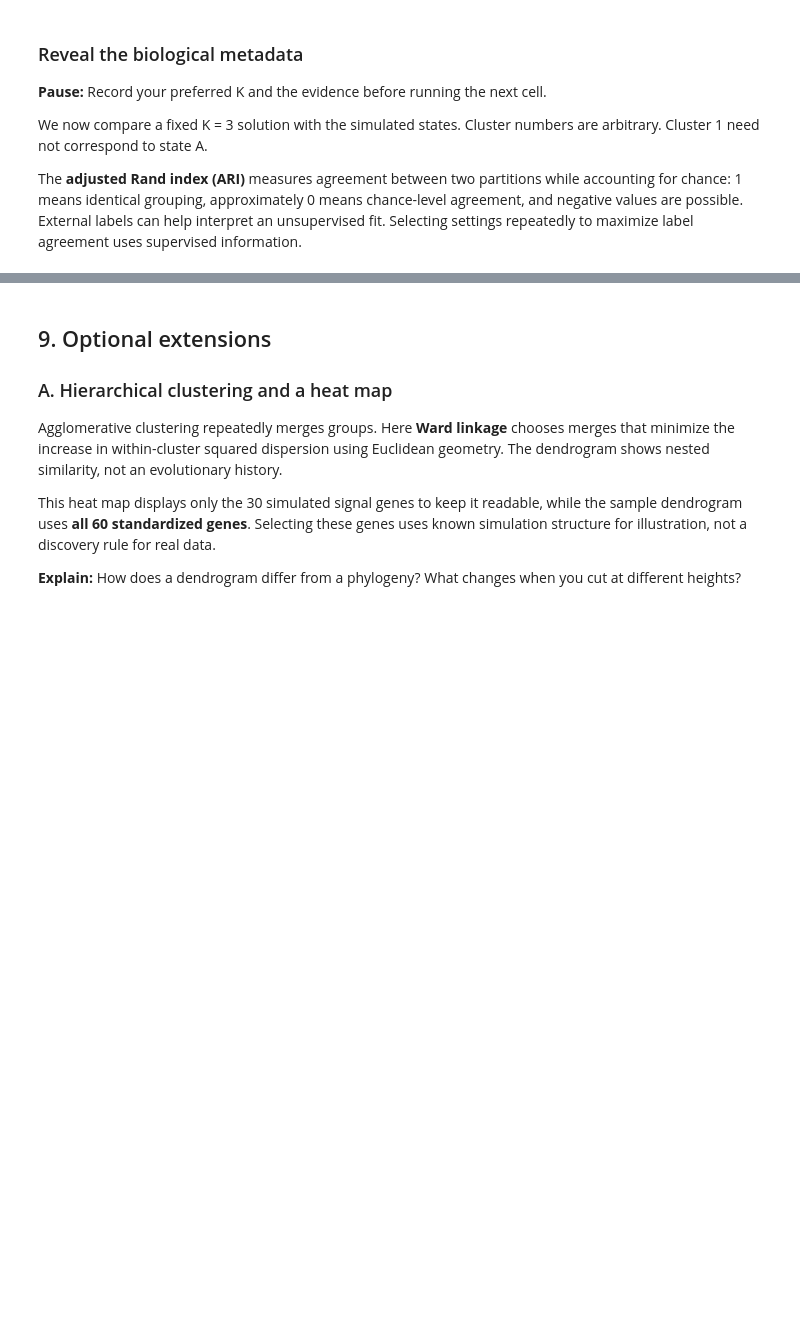
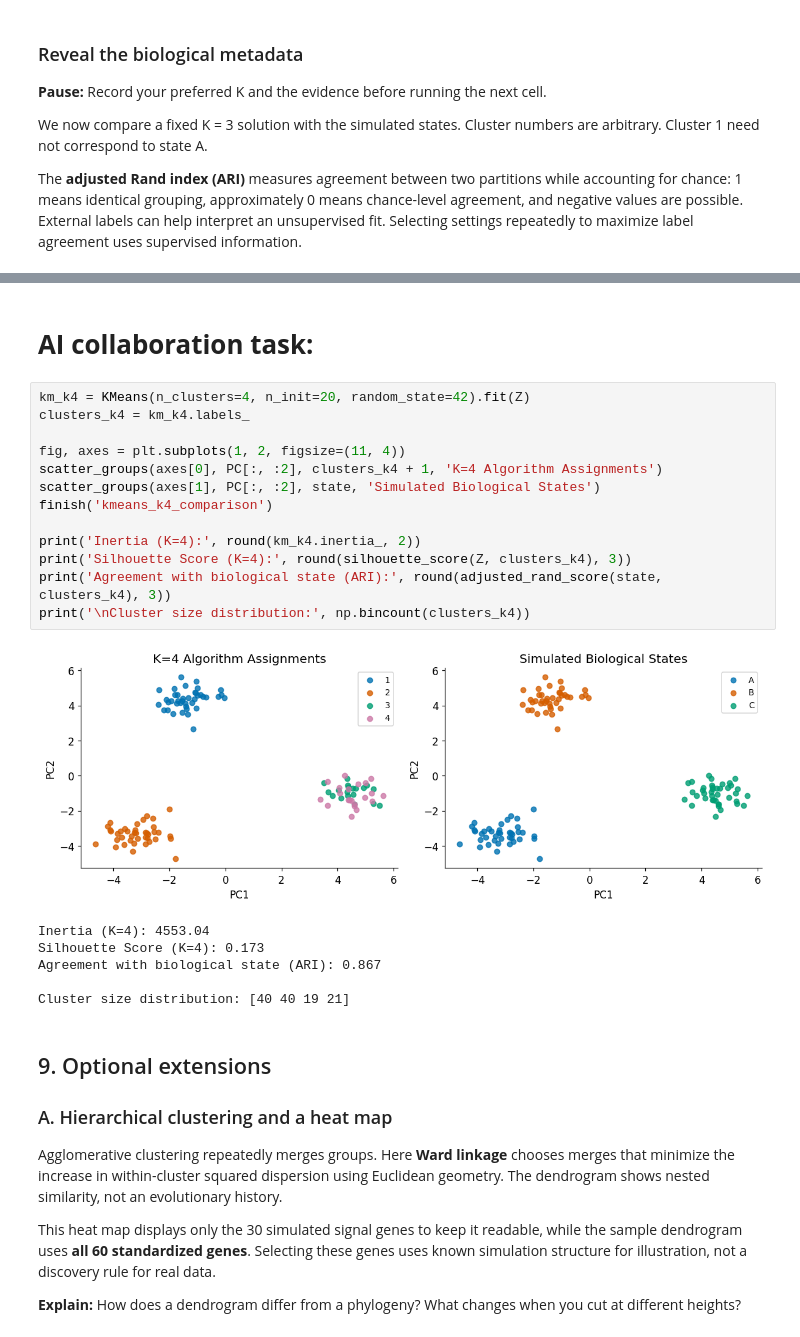
Before and after one commit to lilajabali/beginning-bioinformatics, a Jupyter notebook: notebooks/Copy_of_Unsupervised_Learning_PCA_and_Clustering.ipynb, the cells around one changed output, grey strips where cells are left out. Drawn from its saved outputs; the diff is of its cells as text; blank space fills up the shorter version.

```diff
--- a/notebooks/Copy_of_Unsupervised_Learning_PCA_and_Clustering.ipynb
+++ b/notebooks/Copy_of_Unsupervised_Learning_PCA_and_Clustering.ipynb
@@ -671,6 +708,28 @@ Answer in your own words using results from your run.
 **Reporting checklist:** sample and feature definitions; preprocessing; fitting space; algorithm and settings; variance retained; geometric and robustness evidence; technical covariates; independent biological support. Clusters can also reflect a continuous process rather than discrete types.
 
 **Where evaluation differs from the prior notebook:** There is no phenotype test MSE here. Reconstruction error and silhouette answer narrower questions. Stability, metadata checks, replication, and independent measurements provide complementary evidence. If claiming performance on new samples, use independent data and fit preprocessing only on training samples.
+# %% [markdown]
+# **AI collaboration task:**
+# %%
+km_k4 = KMeans(n_clusters=4, n_init=20, random_state=42).fit(Z)
+clusters_k4 = km_k4.labels_
+
+fig, axes = plt.subplots(1, 2, figsize=(11, 4))
+scatter_groups(axes[0], PC[:, :2], clusters_k4 + 1, 'K=4 Algorithm Assignments')
+scatter_groups(axes[1], PC[:, :2], state, 'Simulated Biological States')
+finish('kmeans_k4_comparison')
+
+print('Inertia (K=4):', round(km_k4.inertia_, 2))
+print('Silhouette Score (K=4):', round(silhouette_score(Z, clusters_k4), 3))
+print('Agreement with biological state (ARI):', round(adjusted_rand_score(state, clusters_k4), 3))
+print('\nCluster size distribution:', np.bincount(clusters_k4))
+# %% [output]
+[figure, added]
+Inertia (K=4): 4553.04
+Silhouette Score (K=4): 0.173
+Agreement with biological state (ARI): 0.867
+
+Cluster size distribution: [40 40 19 21]
 # %% [markdown]
 ## 9. Optional extensions
 ### A. Hierarchical clustering and a heat map
```
Also changed, not shown: parts of 10 cells of this notebook.
